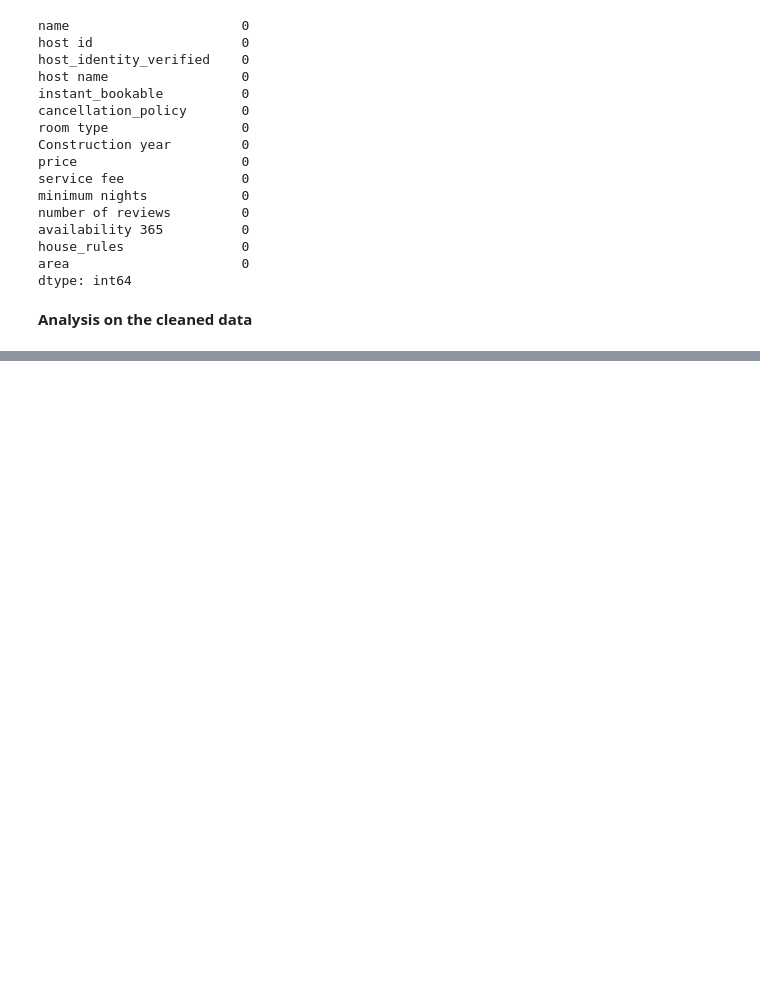
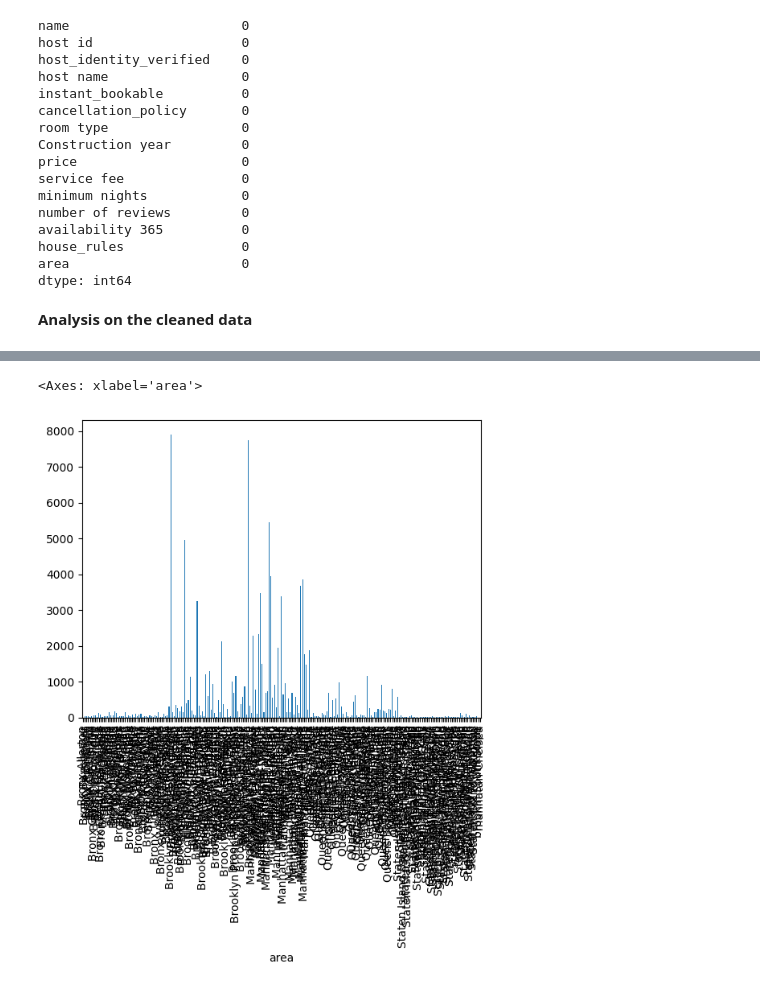
Before and after one commit to haneeth25/Airbnb_Open_Data, a Jupyter notebook: airnd-data-visualization.ipynb, the cells around one changed output, grey strips where cells are left out. Cells and saved outputs as stored; diff of their text form; code cells hidden in the pictures; blank space fills up the shorter version.

Commit message:
Kaggle Notebook | Airnd data_visualization | Version 4

```diff
--- a/airnd-data-visualization.ipynb
+++ b/airnd-data-visualization.ipynb
@@ -792,0 +801,11 @@ dtype: int64
+# %%
+def converting_reviews(x):
+    if x == 'no reviews':
+        return float(0)
+    else:
+        return float(x)
+# %%
+temp = updated_df['number of reviews'].map(converting_reviews)
+updated_df['number of reviews'] = temp
+# %%
+temp = updated_df.groupby(['area'])['number of reviews'].count()
@@ -792,0 +828,5 @@ dtype: int64
+# %%
+temp.plot(kind = 'bar')
+# %% [output]
+<Axes: xlabel='area'>
+[figure, added]
```
Also changed, not shown: parts of 5 cells of this notebook.
